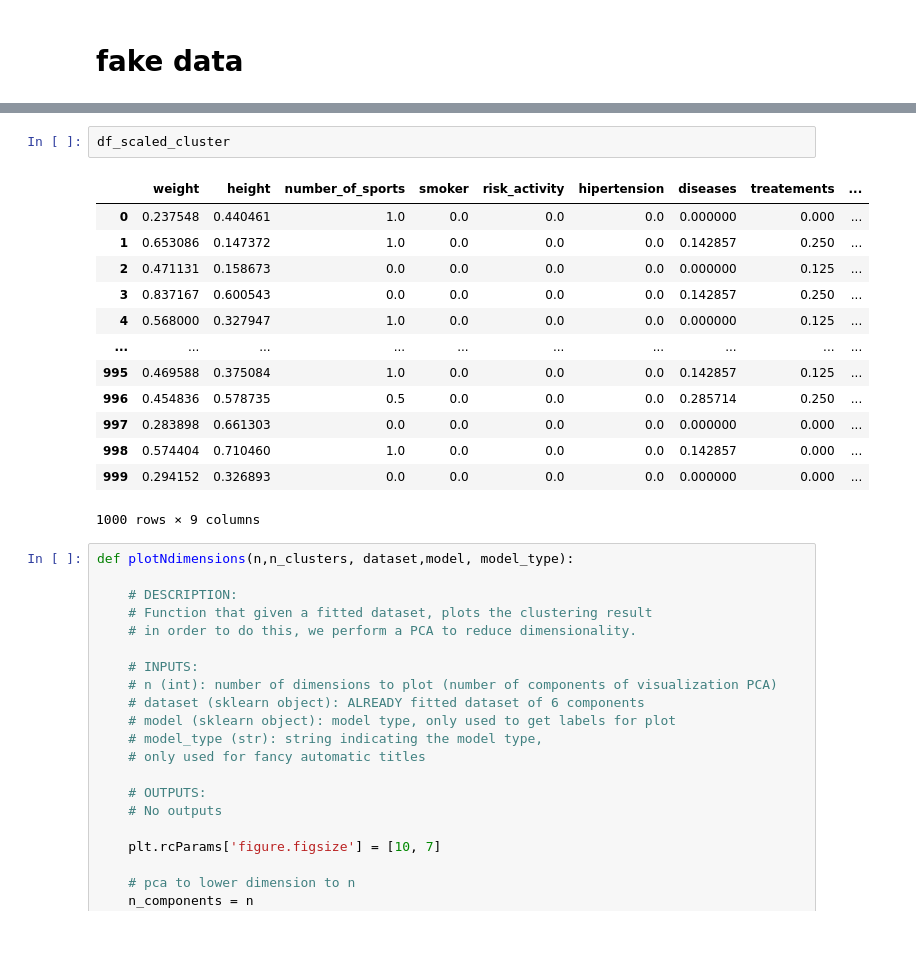
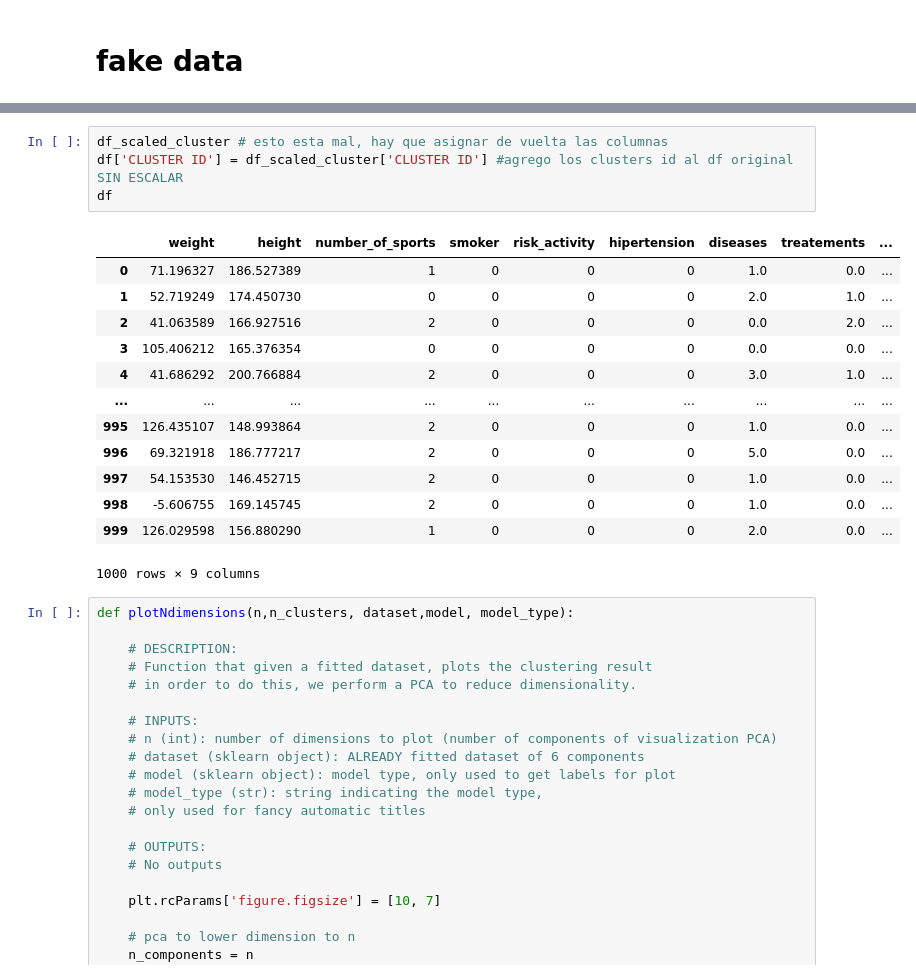
Before and after one commit to mateo-st/ML_UM, a Jupyter notebook: 3º Lab/LAB3 - Mordetzki, Stipanicic.ipynb, the cells around one changed output, grey strips where cells are left out. Drawn from its saved outputs; the diff is of its cells as text; blank space fills up the shorter version.

```diff
--- a/3º Lab/LAB3 - Mordetzki, Stipanicic.ipynb
+++ b/3º Lab/LAB3 - Mordetzki, Stipanicic.ipynb
@@ -461,20 +461,22 @@ The model assigned theese values:
 Name: CLUSTER ID, dtype: int64
-# %%
-df_scaled_cluster
-# %% [output]
-|  | weight | height | number_of_sports | smoker | risk_activity | hipertension | diseases | treatements | ... |
-| 0 | 0.237548 | 0.440461 | 1.0 | 0.0 | 0.0 | 0.0 | 0.000000 | 0.000 | ... |
-| 1 | 0.653086 | 0.147372 | 1.0 | 0.0 | 0.0 | 0.0 | 0.142857 | 0.250 | ... |
-| 2 | 0.471131 | 0.158673 | 0.0 | 0.0 | 0.0 | 0.0 | 0.000000 | 0.125 | ... |
-| 3 | 0.837167 | 0.600543 | 0.0 | 0.0 | 0.0 | 0.0 | 0.142857 | 0.250 | ... |
-| 4 | 0.568000 | 0.327947 | 1.0 | 0.0 | 0.0 | 0.0 | 0.000000 | 0.125 | ... |
-| ... | ... | ... | ... | ... | ... | ... | ... | ... | ... |
-| 995 | 0.469588 | 0.375084 | 1.0 | 0.0 | 0.0 | 0.0 | 0.142857 | 0.125 | ... |
-| 996 | 0.454836 | 0.578735 | 0.5 | 0.0 | 0.0 | 0.0 | 0.285714 | 0.250 | ... |
-| 997 | 0.283898 | 0.661303 | 0.0 | 0.0 | 0.0 | 0.0 | 0.000000 | 0.000 | ... |
-| 998 | 0.574404 | 0.710460 | 1.0 | 0.0 | 0.0 | 0.0 | 0.142857 | 0.000 | ... |
-| 999 | 0.294152 | 0.326893 | 0.0 | 0.0 | 0.0 | 0.0 | 0.000000 | 0.000 | ... |
-1000 rows × 9 columns
+# %%
+df_scaled_cluster # esto esta mal, hay que asignar de vuelta las columnas
+df['CLUSTER ID'] = df_scaled_cluster['CLUSTER ID'] #agrego los clusters id al df original SIN ESCALAR
+df
+# %% [output]
+|  | weight | height | number_of_sports | smoker | risk_activity | hipertension | diseases | treatements | ... |
+| 0 | 71.196327 | 186.527389 | 1 | 0 | 0 | 0 | 1.0 | 0.0 | ... |
+| 1 | 52.719249 | 174.450730 | 0 | 0 | 0 | 0 | 2.0 | 1.0 | ... |
+| 2 | 41.063589 | 166.927516 | 2 | 0 | 0 | 0 | 0.0 | 2.0 | ... |
+| 3 | 105.406212 | 165.376354 | 0 | 0 | 0 | 0 | 0.0 | 0.0 | ... |
+| 4 | 41.686292 | 200.766884 | 2 | 0 | 0 | 0 | 3.0 | 1.0 | ... |
+| ... | ... | ... | ... | ... | ... | ... | ... | ... | ... |
+| 995 | 126.435107 | 148.993864 | 2 | 0 | 0 | 0 | 1.0 | 0.0 | ... |
+| 996 | 69.321918 | 186.777217 | 2 | 0 | 0 | 0 | 5.0 | 0.0 | ... |
+| 997 | 54.153530 | 146.452715 | 2 | 0 | 0 | 0 | 1.0 | 0.0 | ... |
+| 998 | -5.606755 | 169.145745 | 2 | 0 | 0 | 0 | 1.0 | 0.0 | ... |
+| 999 | 126.029598 | 156.880290 | 1 | 0 | 0 | 0 | 2.0 | 0.0 | ... |
+1000 rows × 9 columns
 # %%
 def plotNdimensions(n,n_clusters, dataset,model, model_type):
 
```
Also changed, not shown: parts of 13 cells of this notebook.
